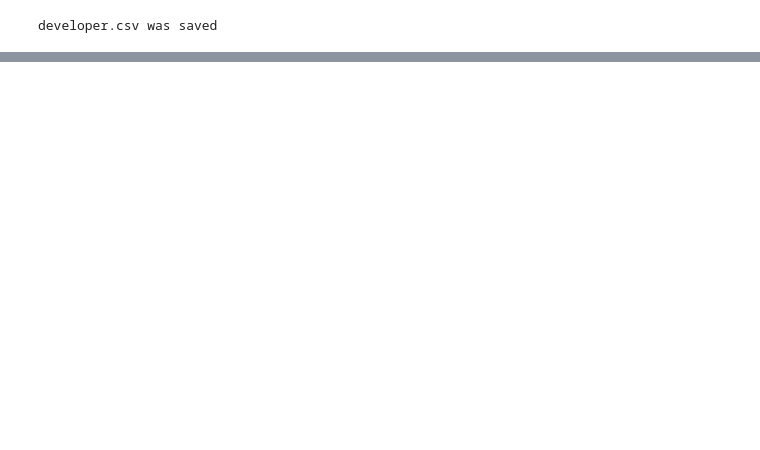
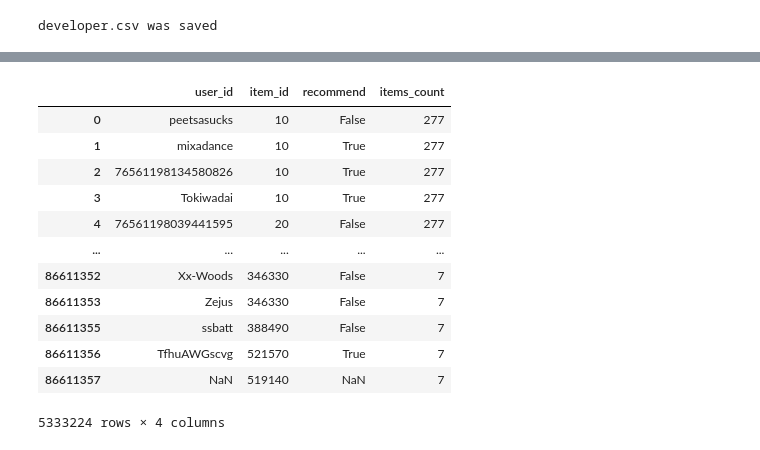
Before and after one commit to pablorobba/Proyecto_Individual_STEAM, a Jupyter notebook: Feature_ Engineering.ipynb, the cells around one changed output, grey strips where cells are left out. Drawn from its saved outputs; the diff is of its cells as text; code cells hidden in the pictures; blank space fills up the shorter version.

```diff
--- a/Feature_ Engineering.ipynb
+++ b/Feature_ Engineering.ipynb
@@ -257,0 +292,18 @@ developer.csv was saved
+# %%
+df_auxiliar_query = items_recomendation.merge(item_count_users, on='item_id', how='right')
+df_auxiliar_query = df_auxiliar_query.drop_duplicates()
+df_auxiliar_query
+# %% [output]
+|  | user_id | item_id | recommend | items_count |
+| 0 | peetsasucks | 10 | False | 277 |
+| 1 | mixadance | 10 | True | 277 |
+| 2 | 76561198134580826 | 10 | True | 277 |
+| 3 | Tokiwadai | 10 | True | 277 |
+| 4 | 76561198039441595 | 20 | False | 277 |
+| ... | ... | ... | ... | ... |
+| 86611352 | Xx-Woods | 346330 | False | 7 |
+| 86611353 | Zejus | 346330 | False | 7 |
+| 86611355 | ssbatt | 388490 | False | 7 |
+| 86611356 | TfhuAWGscvg | 521570 | True | 7 |
+| 86611357 | NaN | 519140 | NaN | 7 |
+5333224 rows × 4 columns
```
Also changed, not shown: parts of 33 cells of this notebook, 3 other files.
